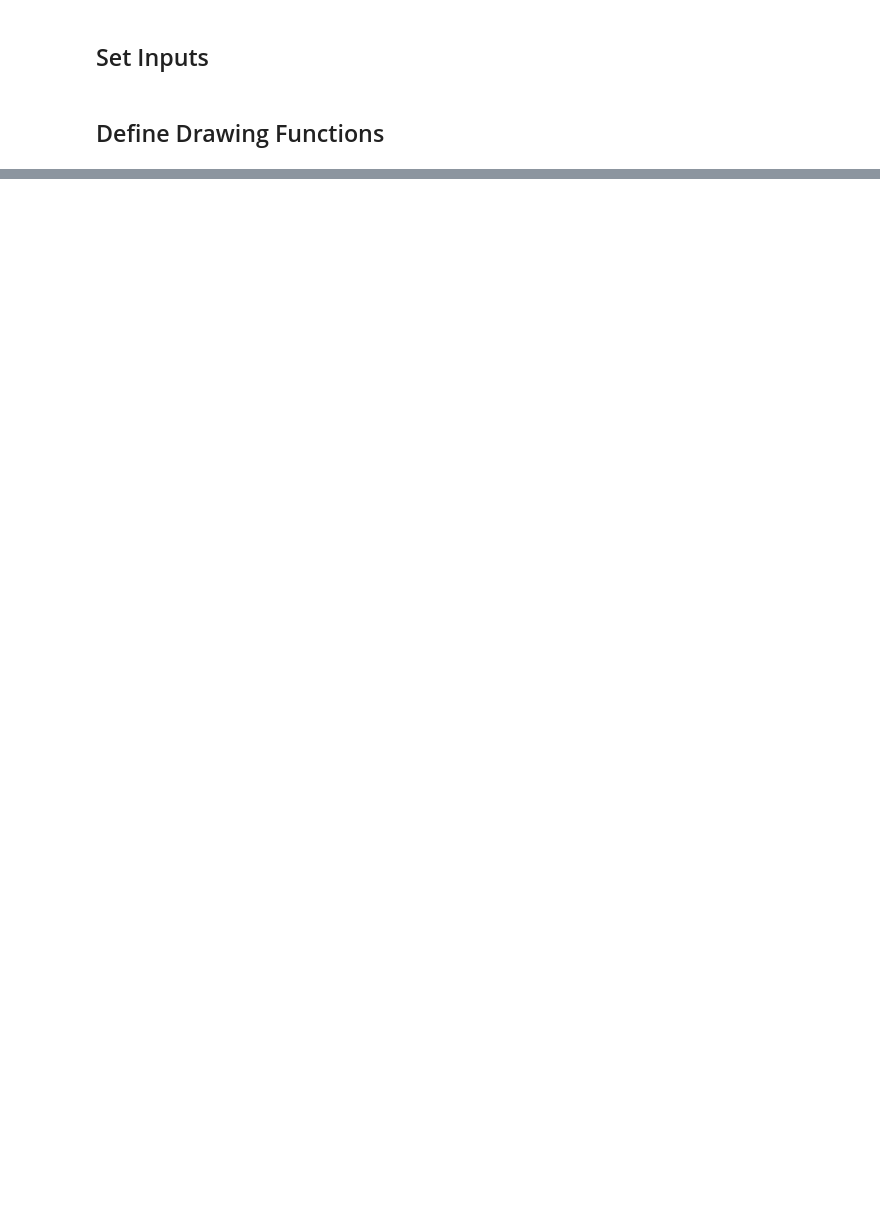
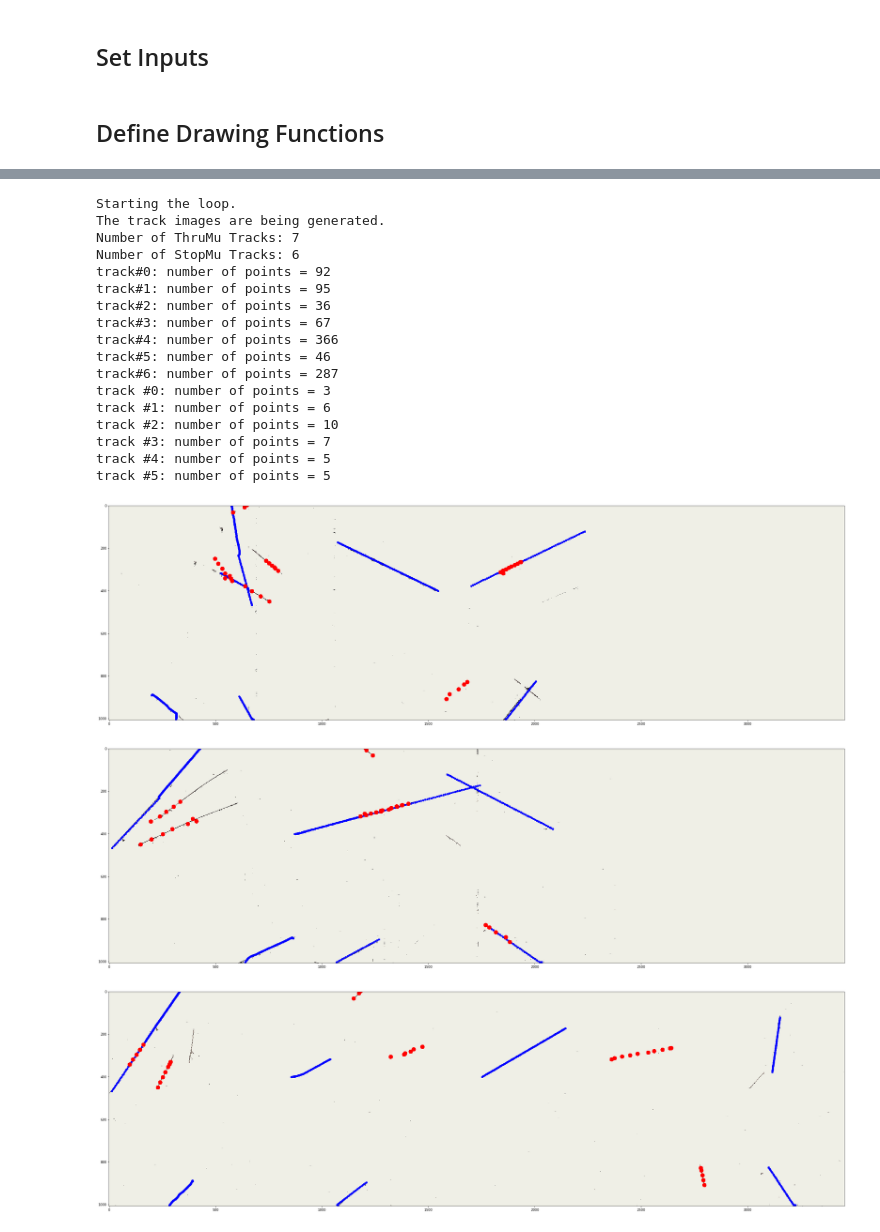
Before and after one commit to LArbys/larlitecv, a Jupyter notebook: app/TaggerNotebook/RunCosmicRetagger.ipynb, the cells around one changed output, grey strips where cells are left out. Saved outputs shown, nothing was run; the diff lists cells and outputs as text; code cells hidden in the pictures; blank space fills up the shorter version.

```diff
--- a/app/TaggerNotebook/RunCosmicRetagger.ipynb
+++ b/app/TaggerNotebook/RunCosmicRetagger.ipynb
@@ -12,8 +15,8 @@ from matplotlib import pyplot as plt
 ## Set Inputs
 # %%
 cfg_file = "tagger.cfg"
-taggerout_larcv="/Users/barnchri/dllee_unified/larlitecv/app/TaggerCROI/bin/tagger_anaout_larcv_chris_input_20_events.root"
-taggerout_larlite="/Users/barnchri/dllee_unified/larlitecv/app/TaggerCROI/bin/tagger_anaout_larlite_chris_input_20_events.root"
+taggerout_larcv="/Users/barnchri/dllee_unified/larlitecv/app/TaggerCROI/bin/tagger_anaout_larcv_16_06_2017.root"
+taggerout_larlite="/Users/barnchri/dllee_unified/larlitecv/app/TaggerCROI/bin/tagger_anaout_larlite_16_06_2017.root"
 # %% [markdown]
 ## Define Drawing Functions
 # %%
@@ -76,5 +99,5 @@ tagger.printState()
 # %%
-entry_i = 19
+entry_i = 18
 tagger.setEntry(entry_i)
 # %%
 processinput_ok = tagger.processInputImages()
@@ -239,5 +333,5 @@ tagger.printState()
 # %%
-# Now, plot the StopMu and the ThruMu tracks together to see how many pixels are covered by eye.
+# ThruMu + StopMu
 # (Cutting and pasting code - not the best way to do this, but it will work for now)
 
 print "Starting the loop."
@@ -281,33 +375,54 @@ for itrack in range(thrumudata.track_v.size()):
         # Start a loop over the three planes.
         for p in range(3):
             # Use the 'circle' function to draw a circle at the location of the point.
-            track_imgs[p] = cv2.circle( track_imgs[p], (imgcoord.at(p+1), imgcoord.at(0)), 5, (randcolor[0],randcolor[1],randcolor[2]), -1 )
+            track_imgs[p] = cv2.circle( track_imgs[p], (imgcoord.at(p+1), imgcoord.at(0)), 5, (0, 0, 255), -1 )
             # if ipt==0:
                 # This places text at the location of the point.
                 # cv2.putText( track_imgs[p], "#%d"%(itrack), (imgcoord.at(p+1), imgcoord.at(0)+10), cv2.FONT_HERSHEY_PLAIN, 4.0, (0,0,0), 3 )
 
 # Use an identical loop for the StopMu tracks.
 for itrack in range(stopmudata.track_v.size()):
     track = stopmudata.track_v[itrack]
     npts = track.NumberTrajectoryPoints()
     print "track #%d: number of points ="%(itrack),npts
     fpos = std.vector("float")(3,0)
     #randomize color
     randcolor = np.random.randint(0,255,3)
     for ipt in range(npts):
         for i in range(3):
             fpos[i] = track.LocationAtPoint(ipt)[i]
         imgcoord = larcv.UBWireTool.getProjectedImagePixel(fpos, inputdata.img_v.at(p).meta(), 3)
         for p in range(3):
-            track_imgs[p] = cv2.circle( track_imgs[p], (imgcoord.at(p+1), imgcoord.at(0)), 10, (randcolor[0],randcolor[1],randcolor[2]), -1 )
+            track_imgs[p] = cv2.circle( track_imgs[p], (imgcoord.at(p+1), imgcoord.at(0)), 10, (255, 0, 0), -1 )
             # if ipt==0:
                 # cv2.putText( track_imgs[p], "#%d"%(itrack), (imgcoord.at(p+1), imgcoord.at(0)+10), cv2.FONT_HERSHEY_PLAIN, 4.0, (0,0,0), 3 )
 
 for p in range(inputdata.img_v.size()):
     # Plot both pieces of information.
     #draw_boundary_points( track_imgs[p], thrumudata.unused_spacepoint_v )
     plt.figure(figsize=(40,80))
     plt.imshow( track_imgs[p] )
     if save_images_to_file:
         plt.savefig('event_%dplane_thrumu_and_stopmu_img_%d_.png'% (entry_i, p))
+# %% [output]
+Starting the loop.
+The track images are being generated.
+Number of ThruMu Tracks: 7
+Number of StopMu Tracks: 6
+track#0: number of points = 92
+track#1: number of points = 95
+track#2: number of points = 36
+track#3: number of points = 67
+track#4: number of points = 366
+track#5: number of points = 46
+track#6: number of points = 287
+track #0: number of points = 3
+track #1: number of points = 6
+track #2: number of points = 10
+track #3: number of points = 7
+track #4: number of points = 5
+track #5: number of points = 5
+[figure, added]
+[figure, added]
+[figure, added]
 # %%
```
Also changed, not shown: parts of 13 cells of this notebook, 2 other files.
